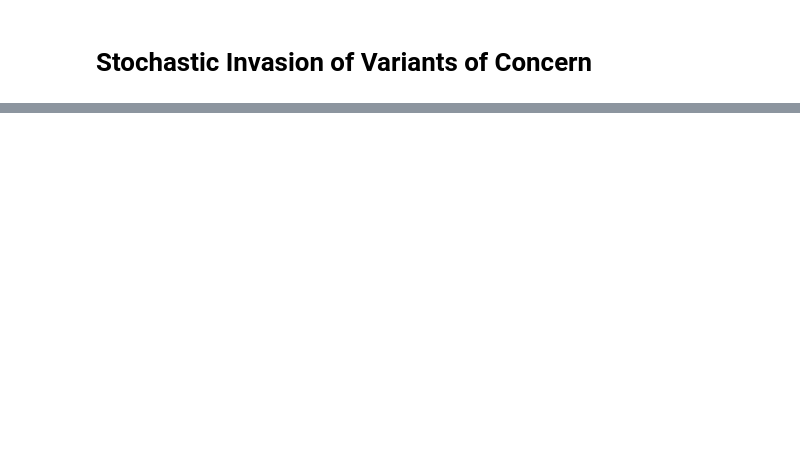
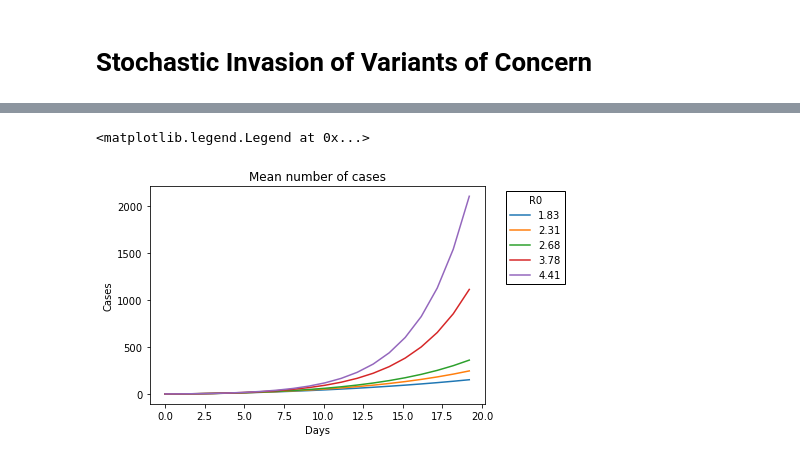
Before and after one commit to JCurran-Sebastian/BPs_for_VoC, a Jupyter notebook: VoC_paper.ipynb, the cells around one changed output, grey strips where cells are left out. Saved outputs shown, nothing was run; the diff lists cells and outputs as text; code cells hidden in the pictures; blank space fills up the shorter version.

```diff
--- a/VoC_paper.ipynb
+++ b/VoC_paper.ipynb
@@ -344,0 +359,51 @@ plt.legend(loc=2, bbox_to_anchor=(1.05, 1), framealpha=1., edgecolor='black', fa
+# %%
+# Mean over time
+mean_cond = np.zeros((len(Reff_vec), len(time)))
+mean_arr = np.zeros((len(Reff_vec), ntypes-1, len(time)))
+mean = np.zeros_like(mean_cond)
+showplot = 20
+for r, Reff in enumerate(Reff_vec):
+    beta_SA = Reff*gamma*rtrans_variant
+    RV = Reff*rtrans_variant
+
+    def Omega(t): # Matrix of first partial derivatives of offspring distribution minus lifetimes*identity
+            Omat = np.zeros((ntypes, ntypes))
+            omega_vec = sigma * np.ones(ntypes)
+            if cluster_im:
+                omega_vec[0] = cluster_rate
+                for nex in range(0, nexposed):
+                    Omat[0, nex+1] = 1
+                    omega_vec[nex + nexposed+1] = np.sum(const_vec*prop_vec*beta_SA) + gamma
+                    Omat[nex+1, nex+nexposed+1] = omega_vec[nex+1]
+                    Omat[nex+nexposed+1, 1:(nexposed+1)] = const_vec*prop_vec*beta_SA
+                    Omat[nex+nexposed+1, nex+nexposed+1] = np.sum(const_vec * beta_SA * prop_vec)
+
+                Omat -= np.diag(omega_vec)
+            else:
+                for nex in range(0, nexposed):
+                    omega_vec[nex + nexposed] = np.sum(const_vec*prop_vec*beta_SA) + gamma
+                    Omat[nex, nex+nexposed] = omega_vec[nex]
+                    Omat[nex+nexposed, :nexposed] = const_vec*prop_vec*beta_SA
+                    Omat[nex+nexposed, nex+nexposed] = np.sum(const_vec * beta_SA * prop_vec)
+
+                Omat -= np.diag(omega_vec)
+
+            return Omat
+    outbreak.set_Omega(Omega)
+    n0s = np.zeros(ntypes)
+#     n0s[0] = 1.
+    Mvec = outbreak.solve_mean_odes(outbreak.set_mean_odes, time, n0s)[1:, :]
+    mean_arr[r, :, :] = Mvec
+#     mean_cond[r, :] = np.sum(Mvec, axis=0)
+
+#     mean_cond[r, :] = np.sum(Mvec/(1-rho_mat[r, :] + np.finfo(float).eps), axis=0)
+    mean[r, :] = np.sum(Mvec, axis=0)
+    plt.plot(time[:showplot], mean[r, :showplot], label = str(np.round(RV, 2)))
+plt.title("Mean number of cases" )
+plt.xlabel("Days")
+plt.ylabel("Cases")
+# plt.savefig("./meancases_im=" + str(im) + "_R0=" + str(RV)+ "_n0=0.pdf")
+plt.legend(loc=2, bbox_to_anchor=(1.05, 1), framealpha=1., edgecolor='black', fancybox=False, title = "R0")
+# %% [output]
+<matplotlib.legend.Legend at 0x...>
+[figure, added]
```
Also changed, not shown: parts of 8 cells of this notebook.
